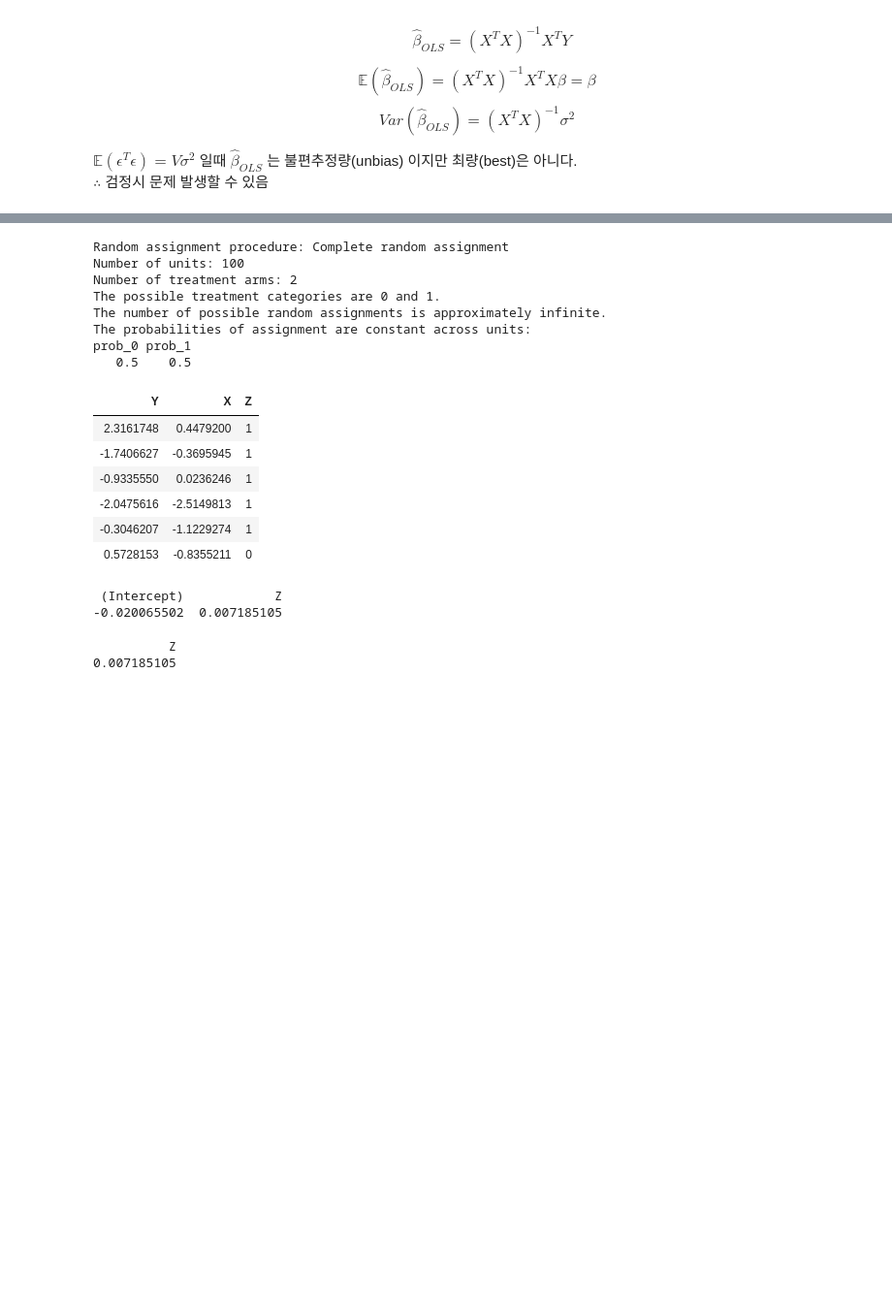
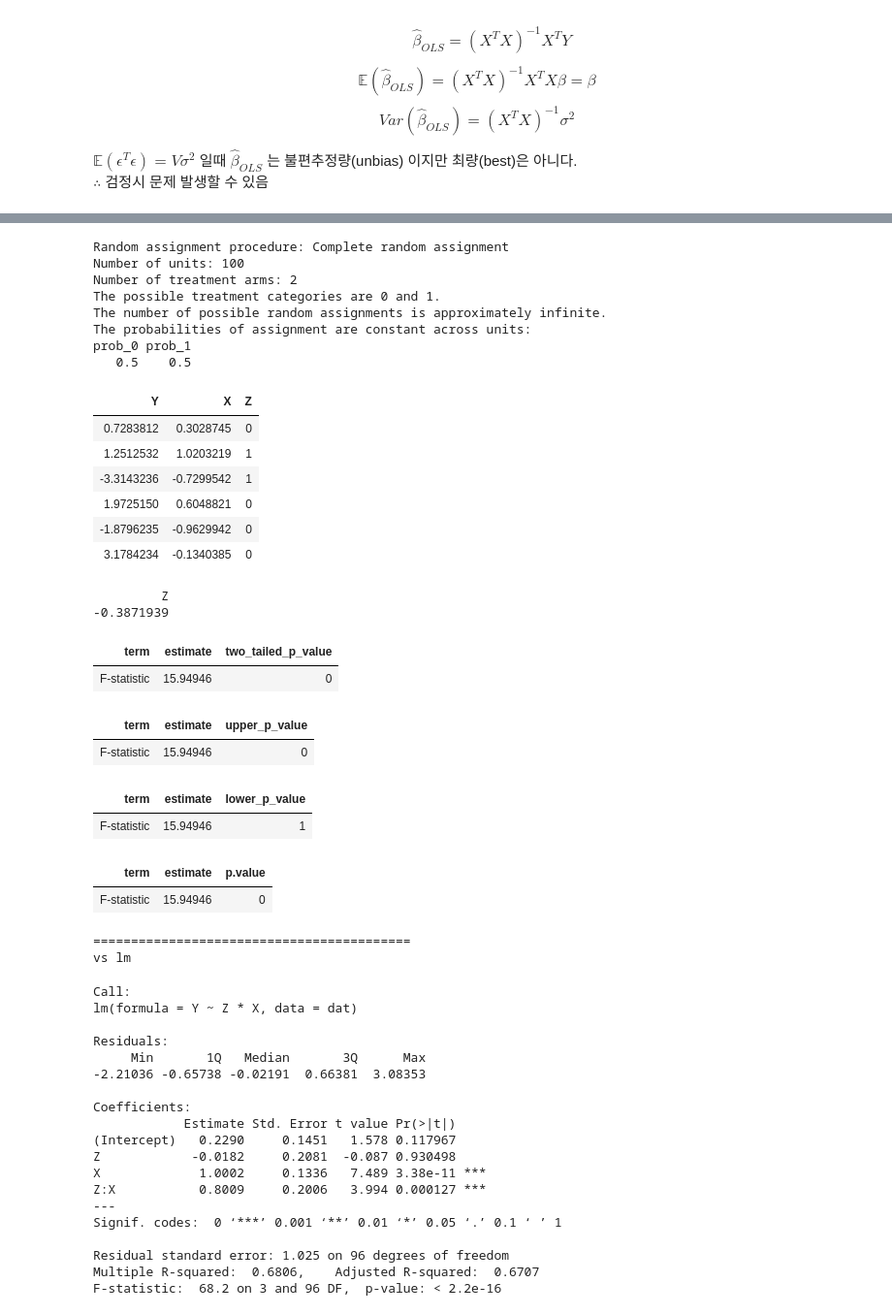
Before and after one commit to Yimdh/progress, a Jupyter notebook: stat/causalInference/[paper]usingCausalInference_Uber/02_Difference-in-difference.ipynb, the cells around one changed output, grey strips where cells are left out. Shown at 97% size. Cells and saved outputs as stored; diff of their text form; code cells hidden in the pictures; blank space fills up the shorter version.

```diff
--- a/stat/causalInference/[paper]usingCausalInference_Uber/02_Difference-in-difference.ipynb
+++ b/stat/causalInference/[paper]usingCausalInference_Uber/02_Difference-in-difference.ipynb
@@ -196,33 +239,75 @@ The probabilities of assignment are constant across units:
 [figure]
 # %%
+#ri2 packages test
+#회귀 문제
+#y=0.9*X+0.2*Z+1*X*Z
 N <- 100
 declaration <- randomizr::declare_ra(N = N, m = 50)
 declaration
 Z <- randomizr::conduct_ra(declaration)
 X <- rnorm(N)
 Y <- .9 * X + .2 * Z + 1 * X * Z + rnorm(N)
 dat <- data.frame(Y, X, Z)
 head(dat)
 ate_obs <- coef(lm(Y ~ Z, data = dat))[2]
-coef(lm(Y ~ Z, data = dat))
 ate_obs
+out <- conduct_ri(
+model_1 = Y ~ Z + X,
+model_2 = Y ~ Z + X + Z * X, declaration = declaration, assignment = "Z", sharp_hypothesis = ate_obs, data = dat, sims = 100
+)
+plot(out)
+summary(out, p = "two-tailed")
+summary(out, p = "upper")
+summary(out, p = "lower")
+tidy(out)
+
+cat("==========================================\n")
+cat("vs lm")
+summary(lm(Y ~ Z*X, data = dat))
 # %% [output]
 Random assignment procedure: Complete random assignment
 Number of units: 100
 Number of treatment arms: 2
 The possible treatment categories are 0 and 1.
 The number of possible random assignments is approximately infinite.
 The probabilities of assignment are constant across units:
 prob_0 prob_1
    0.5    0.5
 | Y | X | Z |
-| 2.3161748 | 0.4479200 | 1 |
-| -1.7406627 | -0.3695945 | 1 |
-| -0.9335550 | 0.0236246 | 1 |
-| -2.0475616 | -2.5149813 | 1 |
-| -0.3046207 | -1.1229274 | 1 |
-| 0.5728153 | -0.8355211 | 0 |
+| 0.7283812 | 0.3028745 | 0 |
+| 1.2512532 | 1.0203219 | 1 |
+| -3.3143236 | -0.7299542 | 1 |
+| 1.9725150 | 0.6048821 | 0 |
+| -1.8796235 | -0.9629942 | 0 |
+| 3.1784234 | -0.1340385 | 0 |
- (Intercept)            Z
--0.020065502  0.007185105
+         Z
+-0.3871939
+| term | estimate | two_tailed_p_value |
+| F-statistic | 15.94946 | 0 |
+| term | estimate | upper_p_value |
+| F-statistic | 15.94946 | 0 |
+| term | estimate | lower_p_value |
+| F-statistic | 15.94946 | 1 |
+| term | estimate | p.value |
+| F-statistic | 15.94946 | 0 |
-          Z
-0.007185105
+==========================================
+vs lm
+Call:
+lm(formula = Y ~ Z * X, data = dat)
+
+Residuals:
+     Min       1Q   Median       3Q      Max
+-2.21036 -0.65738 -0.02191  0.66381  3.08353
+
+Coefficients:
+            Estimate Std. Error t value Pr(>|t|)
+(Intercept)   0.2290     0.1451   1.578 0.117967
+Z            -0.0182     0.2081  -0.087 0.930498
+X             1.0002     0.1336   7.489 3.38e-11 ***
+Z:X           0.8009     0.2006   3.994 0.000127 ***
+---
+Signif. codes:  0 ‘***’ 0.001 ‘**’ 0.01 ‘*’ 0.05 ‘.’ 0.1 ‘ ’ 1
+
+Residual standard error: 1.025 on 96 degrees of freedom
+Multiple R-squared:  0.6806,    Adjusted R-squared:  0.6707
+F-statistic:  68.2 on 3 and 96 DF,  p-value: < 2.2e-16
```
Also changed, not shown: parts of 16 cells of this notebook.
